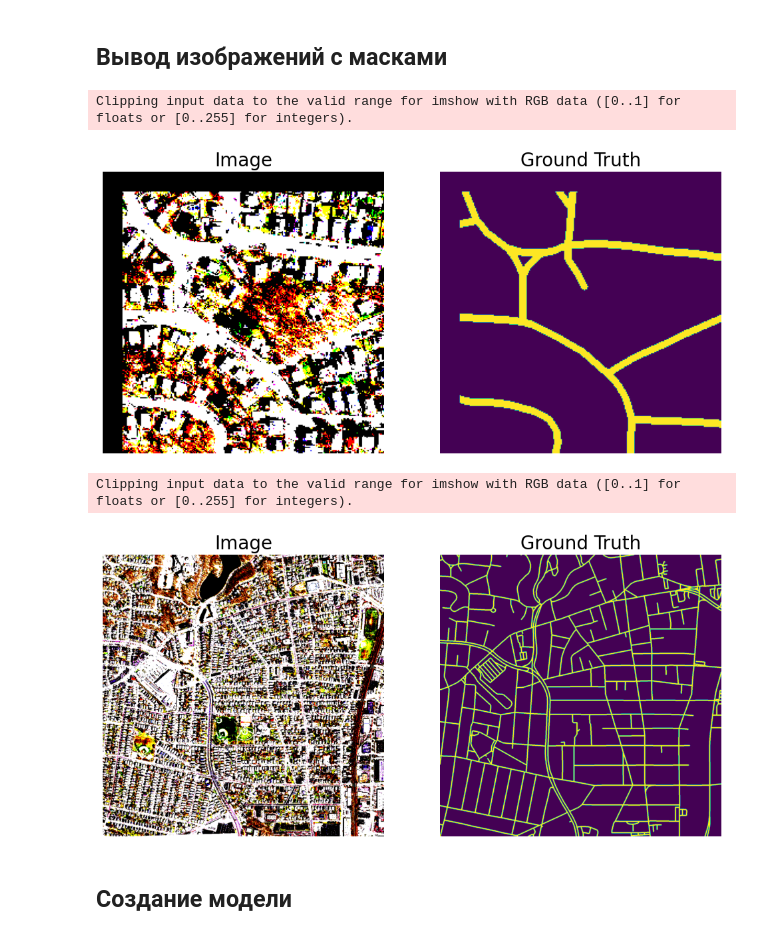
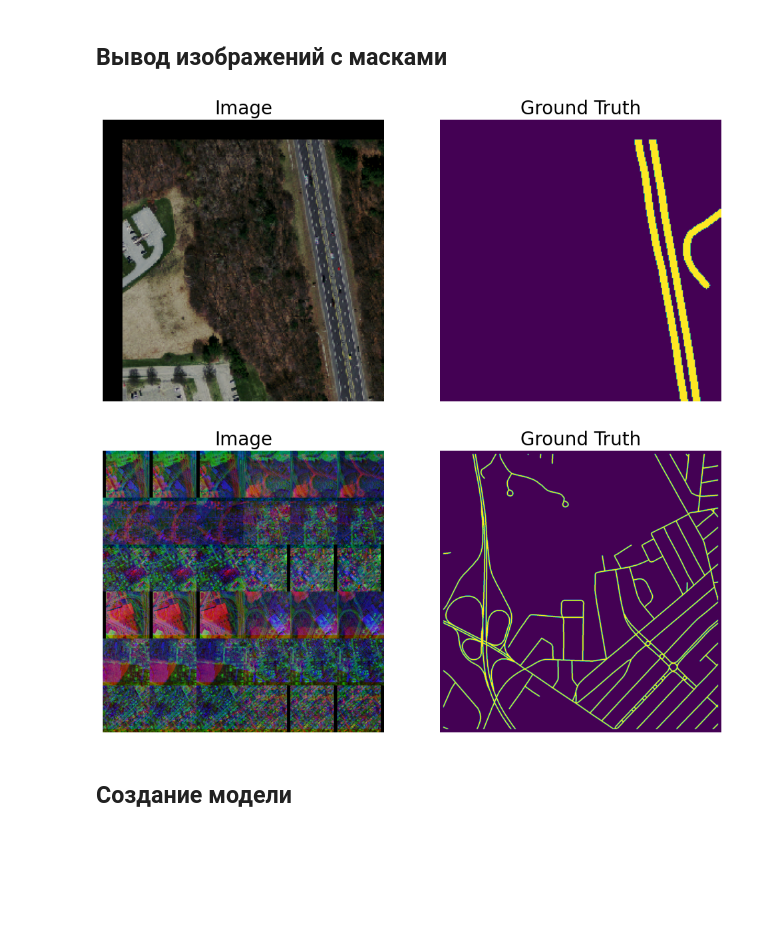
Before and after one commit to HerrPhoton/AI, a Jupyter notebook: Lab2/Main.ipynb, the cells around one changed output. Cells and saved outputs as stored; diff of their text form; code cells hidden in the pictures; blank space fills up the shorter version.

```diff
--- a/Lab2/Main.ipynb
+++ b/Lab2/Main.ipynb
@@ -143,8 +127,7 @@ class road_Dataset(Dataset):
 
         if self.transforms:
             transformed = self.transforms(image = image, mask = mask)
-            image = transformed['image']
-            mask  = transformed['mask']
+            image, mask = transformed['image'], transformed['mask']
 
         return image, mask
 
@@ -158,9 +141,9 @@ test_dataset  = road_Dataset(TEST_PATH, TEST_LABELS_PATH, transforms = val_test_
 # %% [markdown]
 ## Создание загрузчиков
 # %%
-train_loader = DataLoader(train_dataset, batch_size = BACTH_SIZE, shuffle = True, num_workers = NUM_WORKERS, pin_memory = PIN_MEMORY)
-val_loader   = DataLoader(val_dataset, batch_size = BACTH_SIZE, shuffle = True, num_workers = NUM_WORKERS, pin_memory = PIN_MEMORY)
-test_loader  = DataLoader(test_dataset, batch_size = BACTH_SIZE, shuffle = True, num_workers = NUM_WORKERS, pin_memory = PIN_MEMORY)
+train_loader = DataLoader(train_dataset, batch_size = BACTH_SIZE, shuffle = True, num_workers = NUM_WORKERS)
+val_loader   = DataLoader(val_dataset, batch_size = BACTH_SIZE, shuffle = True, num_workers = NUM_WORKERS)
+test_loader  = DataLoader(test_dataset, batch_size = BACTH_SIZE, shuffle = True, num_workers = NUM_WORKERS)
 # %% [markdown]
 ## Расчет среднего и стандартного отклонения
 # %%
@@ -191,6 +174,36 @@ if MEAN == None or STD == None:
     tqdm.write(str(STD))
 # %% [markdown]
 ## Вывод изображений с масками
+# %%
+def FromPatches(image = None, mask = None, predict = None, patch_size = PATCH_SIZE, original_size = PADED_SIZE):
+
+    if image is not None:
+        # [B, C, num_patches, patch_size * patch_size]
+        image = image.reshape(1, 3, -1, patch_size * patch_size)
+        # [B, C, patch_size * patch_size, num_patches]
+        image = image.permute(0, 1, 3, 2)
+        image = image.reshape(1, 3 * patch_size * patch_size, -1)
+
+        image = F.fold(
+                image, output_size = (original_size, original_size), kernel_size = patch_size, stride = patch_size)
+
+    if mask is not None:
+        mask = mask.reshape(1, 1, -1, patch_size * patch_size)
+        mask = mask.permute(0, 1, 3, 2)
+        mask = mask.reshape(1, patch_size * patch_size, -1)
+
+        mask = F.fold(
+            mask.float(), output_size = (original_size, original_size), kernel_size = patch_size, stride = patch_size)
+
+    if predict is not None:
+        predict = predict.reshape(1, 1, -1, patch_size * patch_size)
+        predict = predict.permute(0, 1, 3, 2)
+        predict = predict.reshape(1, patch_size * patch_size, -1)
+
+        predict = F.fold(
+            predict.float(), output_size = (original_size, original_size), kernel_size = patch_size, stride = patch_size)
+
+    return {'image' : image, 'mask' : mask, 'predict' : predict}
 # %%
 # Вывод заданного количества изображений
 def imshow(images, targets, predicts = None, cnt = 1):
@@ -214,40 +227,37 @@ def imshow(images, targets, predicts = None, cnt = 1):
         np_mask = mask.numpy().squeeze()
 
         np_img = np.transpose(np_img, (1, 2, 0)).squeeze()
 
         # Вывод изображения
         axs[i * imgs_in_row].imshow(np_img)
         axs[i * imgs_in_row + 1].imshow(np_mask)
 
         axs[i * imgs_in_row].set_axis_off()
         axs[i * imgs_in_row + 1].set_axis_off()
 
         if predicts != None:
             np_predict = predicts[i].numpy().squeeze()
             axs[i * imgs_in_row + 2].imshow(np_predict)
             axs[i * imgs_in_row + 2].set_axis_off()
 
         if i == 0:
             axs[i * imgs_in_row].set_title('Image', fontsize = 20)
             axs[i * imgs_in_row + 1].set_title('Ground Truth', fontsize = 20)
 
             if predicts != None:
                 axs[i * imgs_in_row + 2].set_title('Predicted Mask', fontsize = 20)
 
     plt.show()
 
-# Получить случайные тренировочные изображения
+# Вывод случайных тренировочных изображений
 images, targets = next(iter(train_loader))
 imshow(images.squeeze(0), targets.squeeze(0), cnt = 1)
 
-
-orig_images = FromPatches(images, targets)
+orig_images = FromPatches(images.squeeze(0), targets.squeeze(0))
 imshow(orig_images['image'], orig_images['mask'], cnt = 1)
 # %% [output]
-Clipping input data to the valid range for imshow with RGB data ([0..1] for floats or [0..255] for integers).
-[figure, old version]
+[figure, new version]
-Clipping input data to the valid range for imshow with RGB data ([0..1] for floats or [0..255] for integers).
-[figure, old version]
+[figure, new version]
 # %% [markdown]
 ## Создание модели
 # %%
```
Also changed, not shown: parts of 9 cells of this notebook.
